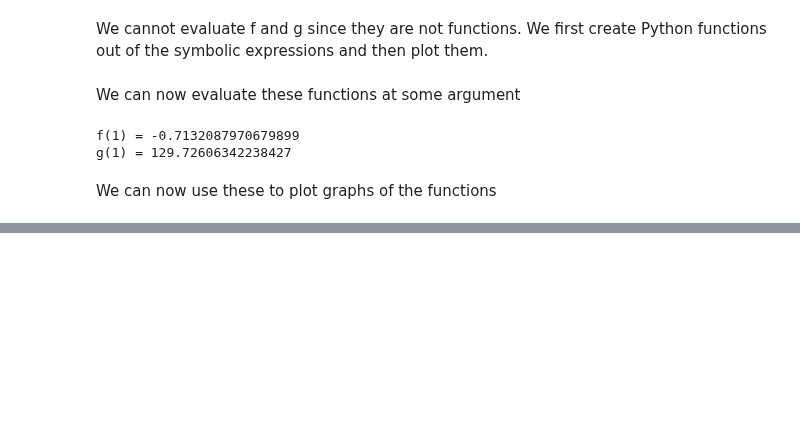
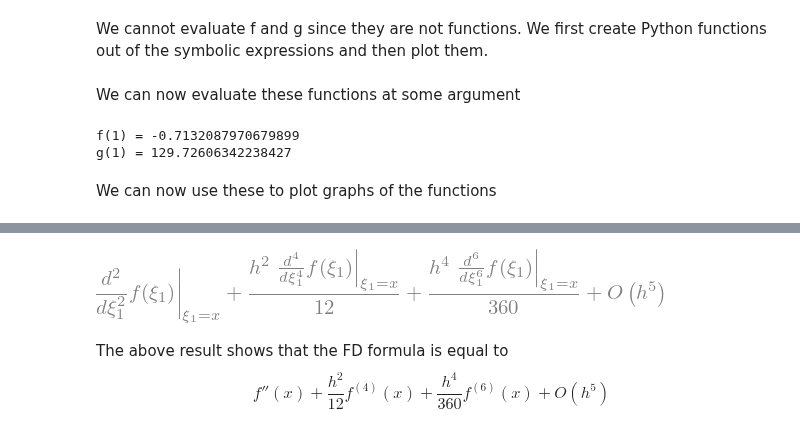
Before and after one commit to cpraveen/python, a Jupyter notebook: 05_sympy.ipynb, the cells around one changed output, grey strips where cells are left out. Saved outputs shown, nothing was run; the diff lists cells and outputs as text; code cells hidden in the pictures; blank space fills up the shorter version.

```diff
--- a/05_sympy.ipynb
+++ b/05_sympy.ipynb
@@ -112,0 +121,12 @@ plt.title('Derivative of f(x)');
+# %%
+x, h = symbols("x,h")
+f = Function("f")
+T = lambda x,h: (f(x-h) - 2*f(x) + f(x+h))/(h*h)
+series(T(x,h), h, x0=0, n=5)
+# %% [output]
+[figure, added]
+# %% [markdown]
+The above result shows that the FD formula is equal to
+$$
+f''(x) + \frac{h^2}{12} f^{(4)}(x) + \frac{h^4}{360} f^{(6)}(x) + O(h^5)
+$$
```
Also changed, not shown: parts of 1 cell of this notebook, 1 other file.
